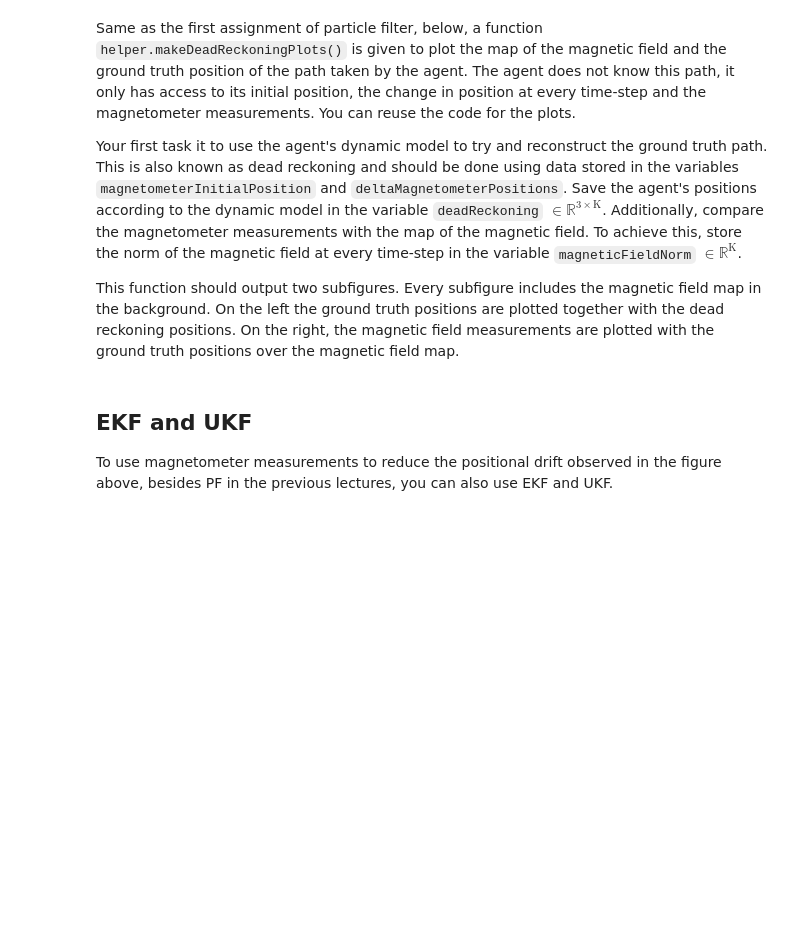
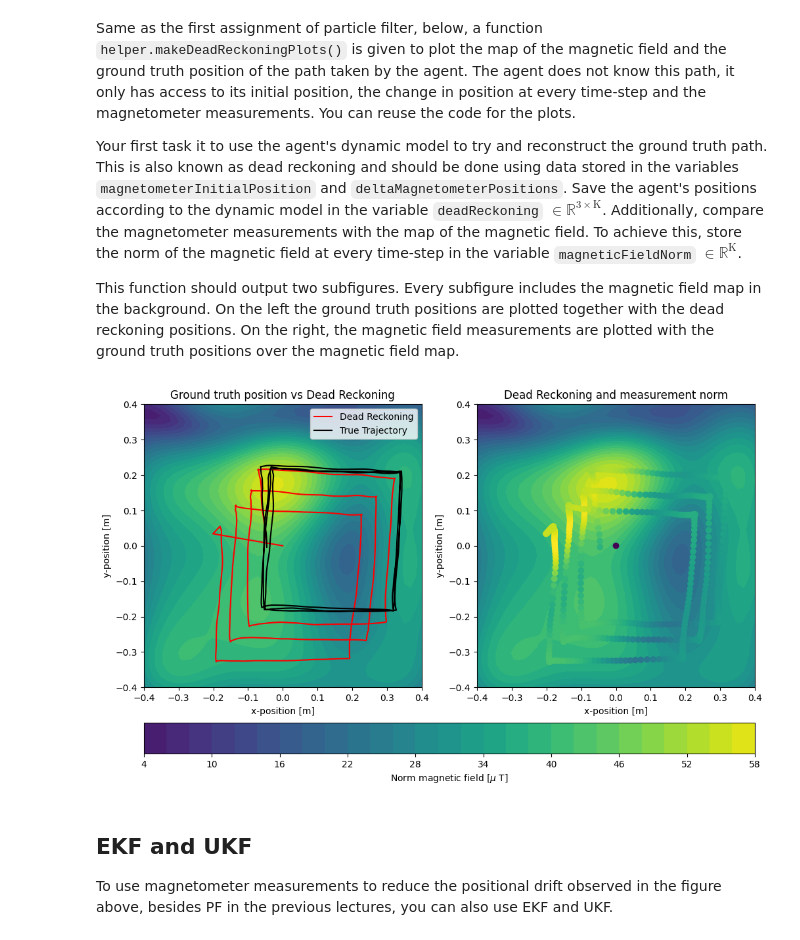
Before and after one commit to jackh1nes/PSF_Assignments, a Jupyter notebook: assignment2_students/assignment2.ipynb, the cells around one changed output. Cells and saved outputs as stored; diff of their text form; code cells hidden in the pictures; blank space fills up the shorter version.

```diff
--- a/assignment2_students/assignment2.ipynb
+++ b/assignment2_students/assignment2.ipynb
@@ -108,11 +108,19 @@ Your first task it to use the agent's dynamic model to try and reconstruct the g
 
 This function should output two subfigures. Every subfigure includes the magnetic field map in the background. On the left the ground truth positions are plotted together with the dead reckoning positions. On the right, the magnetic field measurements are plotted with  the ground truth positions over the magnetic field map.
 # %%
-deadReckoning = ""
-magneticFieldNorm = ""
+_,T= np.shape(deltaMagnetometerPositions)
+deadReckoning = np.zeros((3,T))
+magneticFieldNorm = np.zeros((T,1))
+deadReckoning[:,[0]] = magnetometerInitialPosition + deltaMagnetometerPositions[:,[0]]
+magneticFieldNorm[0] = np.linalg.norm(magnetometerMeasurements[:,0])
 
+for i in range(1,T-1):
+    deadReckoning[:,i] = deadReckoning[:,i-1] + deltaMagnetometerPositions[:,i] # update deadReckoning position without noise
+    magneticFieldNorm[i] = np.linalg.norm(magnetometerMeasurements[:,i])
 
 helper.makeDeadReckoningPlots(deadReckoning, magneticFieldNorm, modelParameters)
+# %% [output]
+[figure, added]
 # %% [markdown]
 ## EKF and UKF
 To  use magnetometer measurements to reduce the positional drift observed in the figure above, besides PF in the previous lectures, you can also use EKF and UKF.
```
Also changed, not shown: parts of 7 cells of this notebook.
